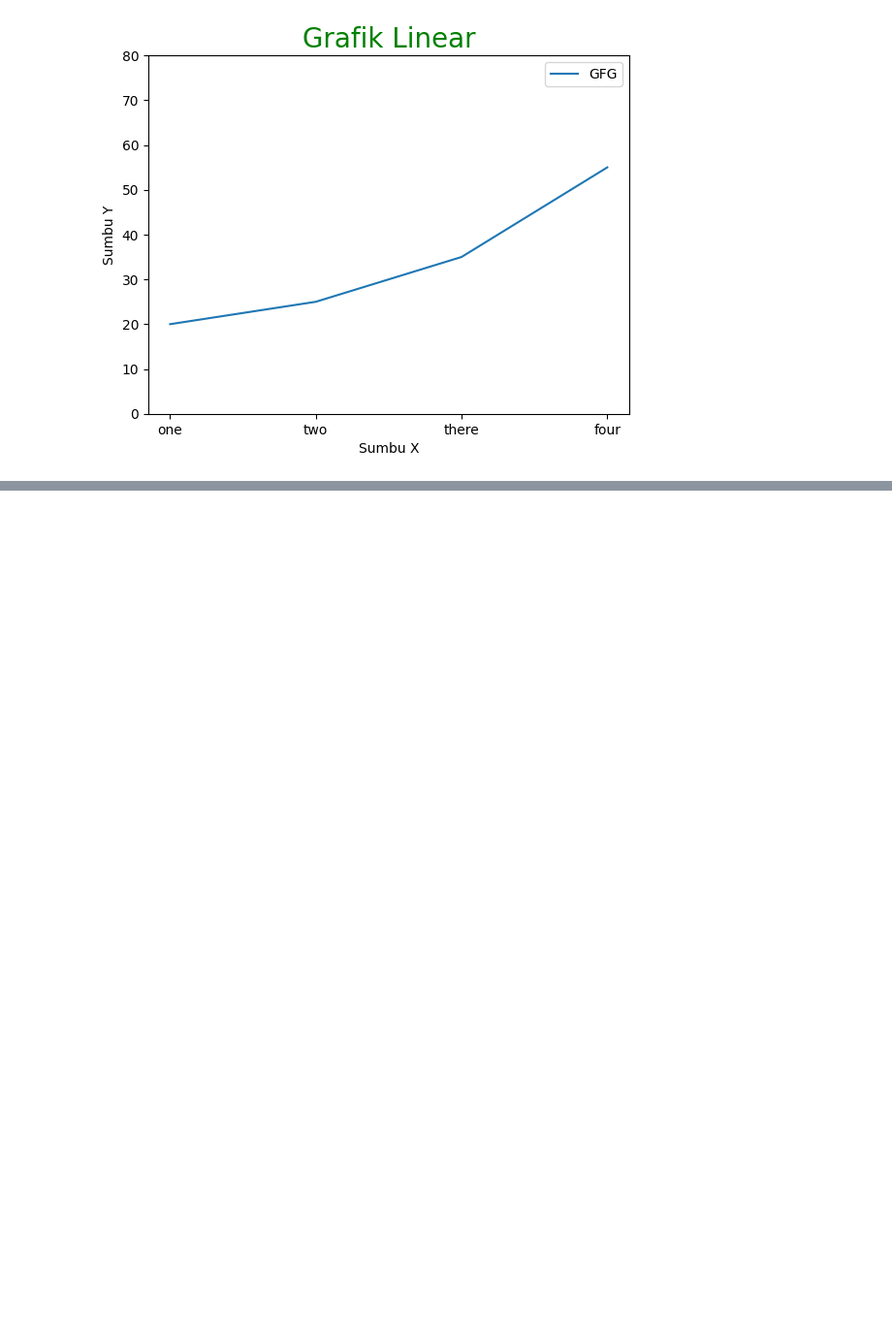
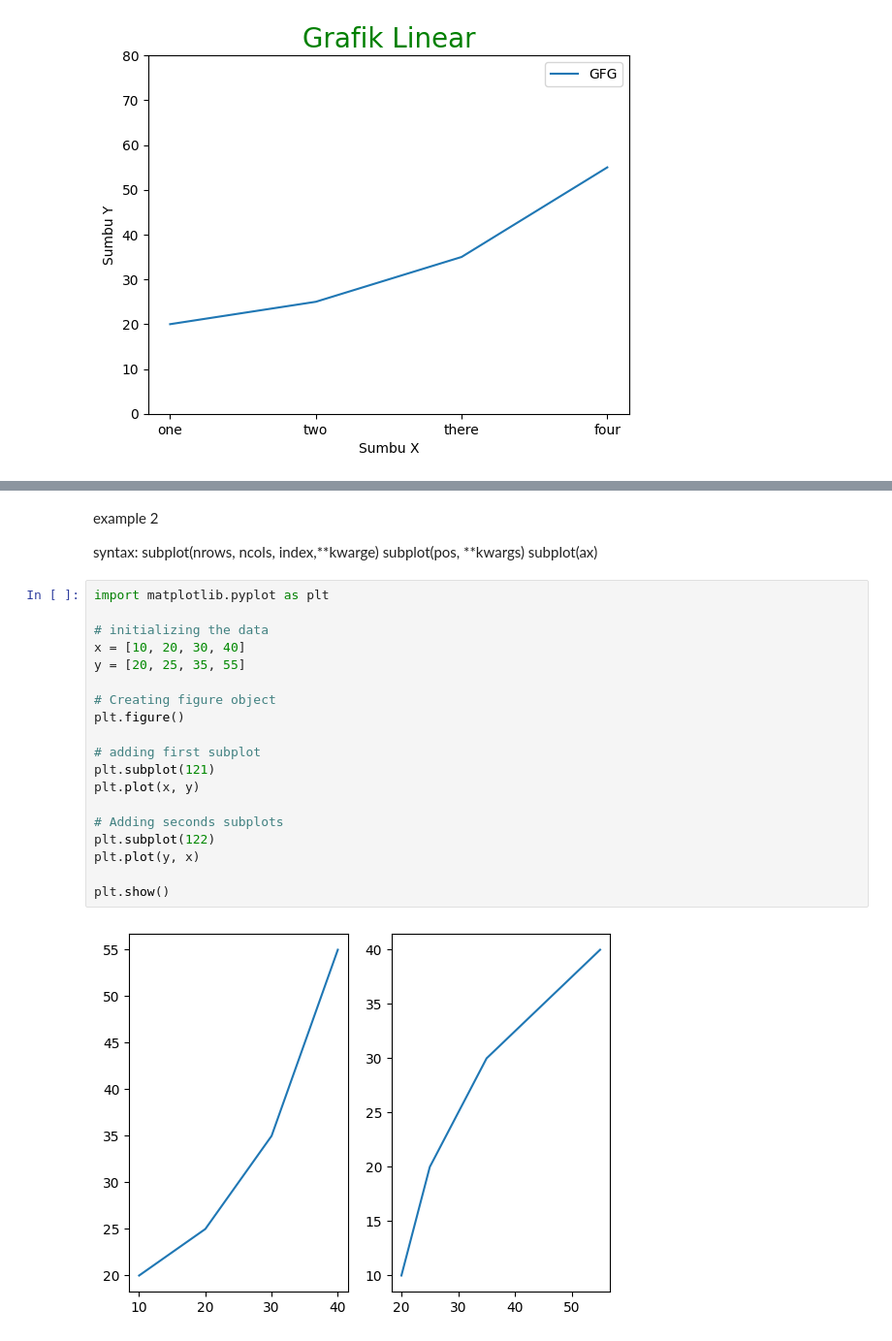
Before and after one commit to Aldistwn29/DataVisualisasi, a Jupyter notebook: into_DataVisualization.ipynb, the cells around one changed output, grey strips where cells are left out. Shown: that part at 97% size. Drawn from its saved outputs; the diff is of its cells as text; blank space fills up the shorter version.

```diff
--- a/into_DataVisualization.ipynb
+++ b/into_DataVisualization.ipynb
@@ -169,0 +290,28 @@ plt.show()
+# %% [markdown]
+example 2
+
+syntax:
+subplot(nrows, ncols, index,**kwarge)
+subplot(pos, **kwargs)
+subplot(ax)
+# %%
+import matplotlib.pyplot as plt
+
+# initializing the data
+x = [10, 20, 30, 40]
+y = [20, 25, 35, 55]
+
+# Creating figure object
+plt.figure()
+
+# adding first subplot
+plt.subplot(121)
+plt.plot(x, y)
+
+# Adding seconds subplots
+plt.subplot(122)
+plt.plot(y, x)
+
+plt.show()
+# %% [output]
+[figure, added]
```
Also changed, not shown: parts of 12 cells of this notebook.
